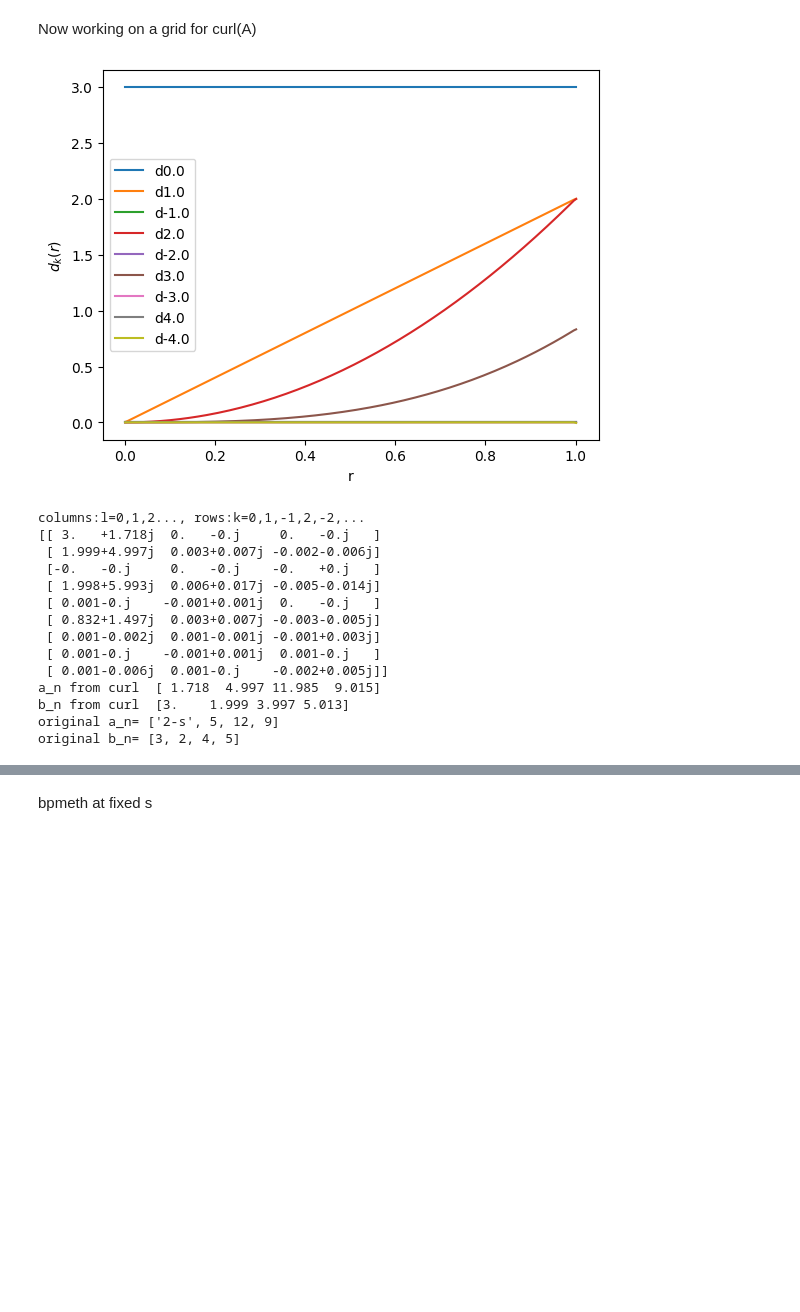
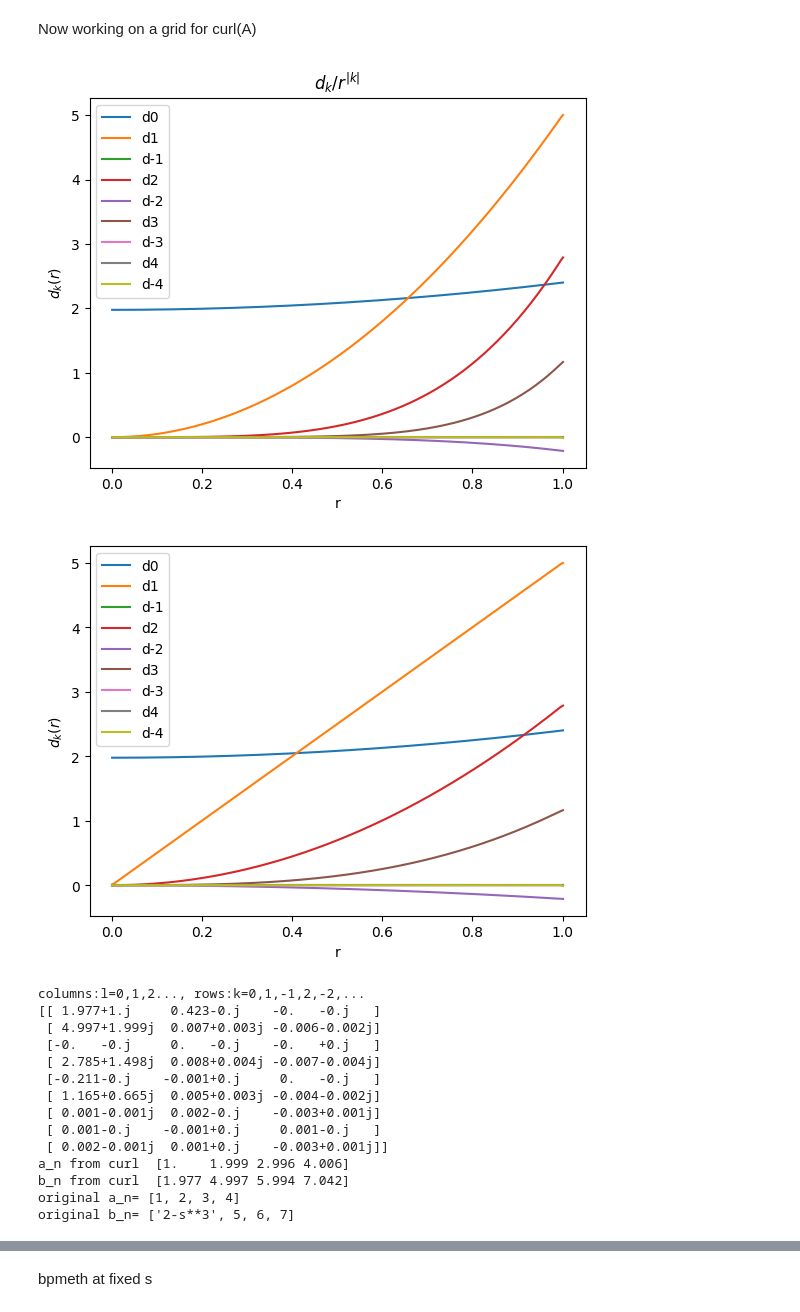
Before and after one commit to marcoliniF/bpmeth, a Jupyter notebook: preliminaryTrials/2.3abphiBABab_roundmeshgrid.ipynb, the cells around one changed output, grey strips where cells are left out. Cells and saved outputs as stored; diff of their text form; code cells hidden in the pictures; blank space fills up the shorter version.

```diff
--- a/preliminaryTrials/2.3abphiBABab_roundmeshgrid.ipynb
+++ b/preliminaryTrials/2.3abphiBABab_roundmeshgrid.ipynb
@@ -243,6 +244,8 @@ def rt2xy(r,theta):
     return r*np.cos(theta), r*np.sin(theta) #cartesian positions of points on which i have the field B_func
 sindex=25
 s_fixed=ss[sindex]
+print(s_fixed)
+print(2-s_fixed+s_fixed**2)
 nk=4 #maximum abs of k
 
 def ByiBx(x, y):#analytical definition of By + i*Bx
@@ -270,7 +273,19 @@ def dkharmonics(ByiBx=ByiBx, rr=rr,nk=nk,ntheta=102):
   return out
 
 dkofr=dkharmonics(rr=rr)
-
+#plot dk(r)/r^|k|
+for ki in range(2*nk+1): #plot dk(r)
+  if ki % 2 != 0: #odd array indexes are storing positive k's
+    plt.plot(rarr[:,0,sindex], dkofr[:,ki]/rarr[:,0,sindex]**((ki+1)/2), label='d'+str((ki+1)/2))
+  else:#even idexes->negative k's
+    plt.plot(rarr[:,0,sindex], dkofr[:,ki]/rarr[:,0,sindex]**((ki)/2), label='d'+str(-ki/2))
+plt.xlabel('r')
+plt.ylabel('$d_k(r)$')
+#plt.plot(rarr[:,0,sindex],dkofr[:,4], label='ppp')
+plt.legend()
+plt.title('$d_k/r^{|k|}$')
+plt.show()
+#plot dk(r)
 for ki in range(2*nk+1): #plot dk(r)
   if ki % 2 != 0: #odd array indexes are storing positive k's
     plt.plot(rarr[:,0,sindex], dkofr[:,ki], label='d'+str((ki+1)/2))
@@ -280,5 +295,6 @@ plt.xlabel('r')
 plt.ylabel('$d_k(r)$')
 #plt.plot(rarr[:,0,sindex],dkofr[:,4], label='ppp')
 plt.legend()
+plt.title("$d_k$")
 plt.show()
 # %% [output]
@@ -475,12 +494,11 @@ Now working on a grid for curl(A)
 # %%
 def dkongrid(Byibx_rts, rr, nk, s_index, ntheta=102):
     """
-    Same as dkharmonics but takes a precomputed field array
-    instead of a callable.
+    Takes a precomputed field array and computes d_k as a function of r
 
     Parameters
     ----------
-    Byibxrts : complex array, shape (nr, ntheta, ns)
+    Byibx_rts : complex array, shape (nr, ntheta, ns)
         (By + i*Bx) already evaluated on the (r, theta, s) grid.
         Theta samples must be uniform in [0, 2*pi).
     rr     : array of r values, shape (nr,)
@@ -505,7 +523,7 @@ def dkongrid(Byibx_rts, rr, nk, s_index, ntheta=102):
 def dklfitrawcut(dkofrarray, rr, nk, nl, rmin_fit=None):
     '''
     rmin_fit: minimum r to include in the fit (to avoid blow-up of dk/r^|k| at small r).
-              Defaults to rr.max() * 0.05 if not given.
+              Defaults to rr.max() * 0.6 if not given.
     '''
     if rmin_fit is None:
         rmin_fit = rr.max() * 0.6
@@ -527,56 +545,70 @@ def dklfitrawcut(dkofrarray, rr, nk, nl, rmin_fit=None):
     coeffs, _, _, _ = np.linalg.lstsq(V, polynomial, rcond=None)
 
     return coeffs.T   # shape (2*nk+1, nl)
-def LHongrid(ByiBxongrid, s_index):
+def LHongrid(ByiBxongrid, s_index, nk):
     '''
     local harmonic analysis from By+iBx to dkl and coefficients a,b
     '''
     dk=dkongrid(Byibx_rts=ByiBxongrid, rr=rr, nk=nk, s_index=s_index)
     dkl=dklfitrawcut(dk,rr,nk, nl)
     an=bnianHAopt(dkl, nl,nk).imag
     bn=bnianHAopt(dkl, nl,nk).real
     return an, bn
 curlyix=curl_y+1j*curl_x
-
+#origByiBx=By_ana+1j*Bx_ana #to check from the original field
 dkgridout=dkongrid(Byibx_rts=curlyix, rr=rr, nk=nk,s_index=25, ntheta=102)
-for ki in range(2*nk+1): #plot dk(r)
+#plot dk(r)/r^|k|
+for ki in range(2*nk+1):
   if ki % 2 != 0: #odd array indexes are storing positive k's
-    plt.plot(rarr[:,0,sindex], dkgridout[:,ki], label='d'+str((ki+1)/2))
+    plt.plot(rarr[:,0,sindex], dkgridout[:,ki]/rarr[:,0,sindex]**(-(ki+1)/2), label='d'+str((ki+1)//2))#for some reason i have to put a - in the exponent
   else:#even idexes->negative k's
-    plt.plot(rarr[:,0,sindex], dkgridout[:,ki], label='d'+str(-ki/2))
+    plt.plot(rarr[:,0,sindex], dkgridout[:,ki]/rarr[:,0,sindex]**(-(ki)/2), label='d'+str(-ki//2))
+plt.xlabel('r')
+plt.ylabel('$d_k(r)$')
+#plt.plot(rarr[:,0,sindex],dkofr[:,4], label='ppp')
+plt.legend()
+plt.title('$d_k/r^{|k|}$')
+plt.show()
+#plot d_k(r)
+for ki in range(2*nk+1):
+  if ki % 2 != 0: #odd array indexes are storing positive k's
+    plt.plot(rarr[:,0,sindex], dkgridout[:,ki], label='d'+str((ki+1)//2))
+  else:#even idexes->negative k's
+    plt.plot(rarr[:,0,sindex], dkgridout[:,ki], label='d'+str(-ki//2))
 plt.xlabel('r')
 plt.ylabel('$d_k(r)$')
 #plt.plot(rarr[:,0,sindex],dkofr[:,4], label='ppp')
 plt.legend()
 plt.show()
 
 nl=nk//2+1
 griddkl=dklfitrawcut(dkofrarray=dkgridout ,rr=rr,nk=nk, nl=nl)
 print("columns:l=0,1,2..., rows:k=0,1,-1,2,-2,...")
 np.set_printoptions(suppress=True,precision=3)
 print(griddkl)
 
-acurl, bcurl = LHongrid(ByiBxongrid=curlyix, s_index=25)
+acurl, bcurl = LHongrid(ByiBxongrid=curlyix, s_index=25, nk=nk)
 print("a_n from curl ", acurl)
 print("b_n from curl ", bcurl)
 print("original a_n=", a_coeffs)
 print("original b_n=", b_coeffs)
 # %% [output]
-[figure, old version]
+[figure, new version]
+[figure, added]
 columns:l=0,1,2..., rows:k=0,1,-1,2,-2,...
-[[ 3.   +1.718j  0.   -0.j     0.   -0.j   ]
- [ 1.999+4.997j  0.003+0.007j -0.002-0.006j]
+[[ 1.977+1.j     0.423-0.j    -0.   -0.j   ]
+ [ 4.997+1.999j  0.007+0.003j -0.006-0.002j]
  [-0.   -0.j     0.   -0.j    -0.   +0.j   ]
- [ 1.998+5.993j  0.006+0.017j -0.005-0.014j]
- [ 0.001-0.j    -0.001+0.001j  0.   -0.j   ]
- [ 0.832+1.497j  0.003+0.007j -0.003-0.005j]
- [ 0.001-0.002j  0.001-0.001j -0.001+0.003j]
- [ 0.001-0.j    -0.001+0.001j  0.001-0.j   ]
- [ 0.001-0.006j  0.001-0.j    -0.002+0.005j]]
-a_n from curl  [ 1.718  4.997 11.985  9.015]
-b_n from curl  [3.    1.999 3.997 5.013]
-original a_n= ['2-s', 5, 12, 9]
-original b_n= [3, 2, 4, 5]
+ [ 2.785+1.498j  0.008+0.004j -0.007-0.004j]
+ [-0.211-0.j    -0.001+0.j     0.   -0.j   ]
+ [ 1.165+0.665j  0.005+0.003j -0.004-0.002j]
+ [ 0.001-0.001j  0.002-0.j    -0.003+0.001j]
+ [ 0.001-0.j    -0.001+0.j     0.001-0.j   ]
+ [ 0.002-0.001j  0.001+0.j    -0.003+0.001j]]
+a_n from curl  [1.    1.999 2.996 4.006]
+b_n from curl  [1.977 4.997 5.994 7.042]
+original a_n= [1, 2, 3, 4]
+original b_n= ['2-s**3', 5, 6, 7]
 # %%
 #HA as a function of s:
 def LH_s_grid(fieldyix, ss,korder):
```
Also changed, not shown: parts of 18 cells of this notebook.
